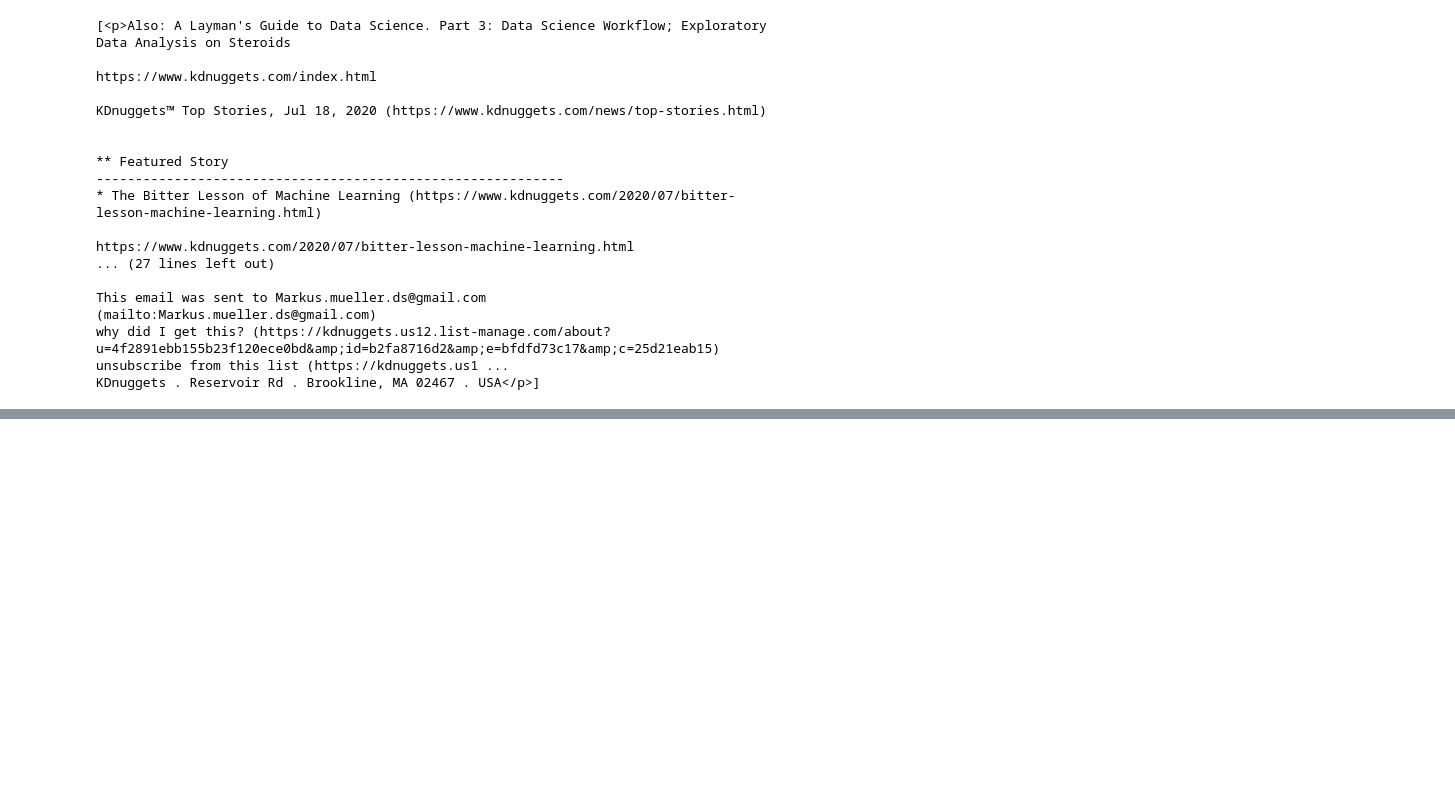
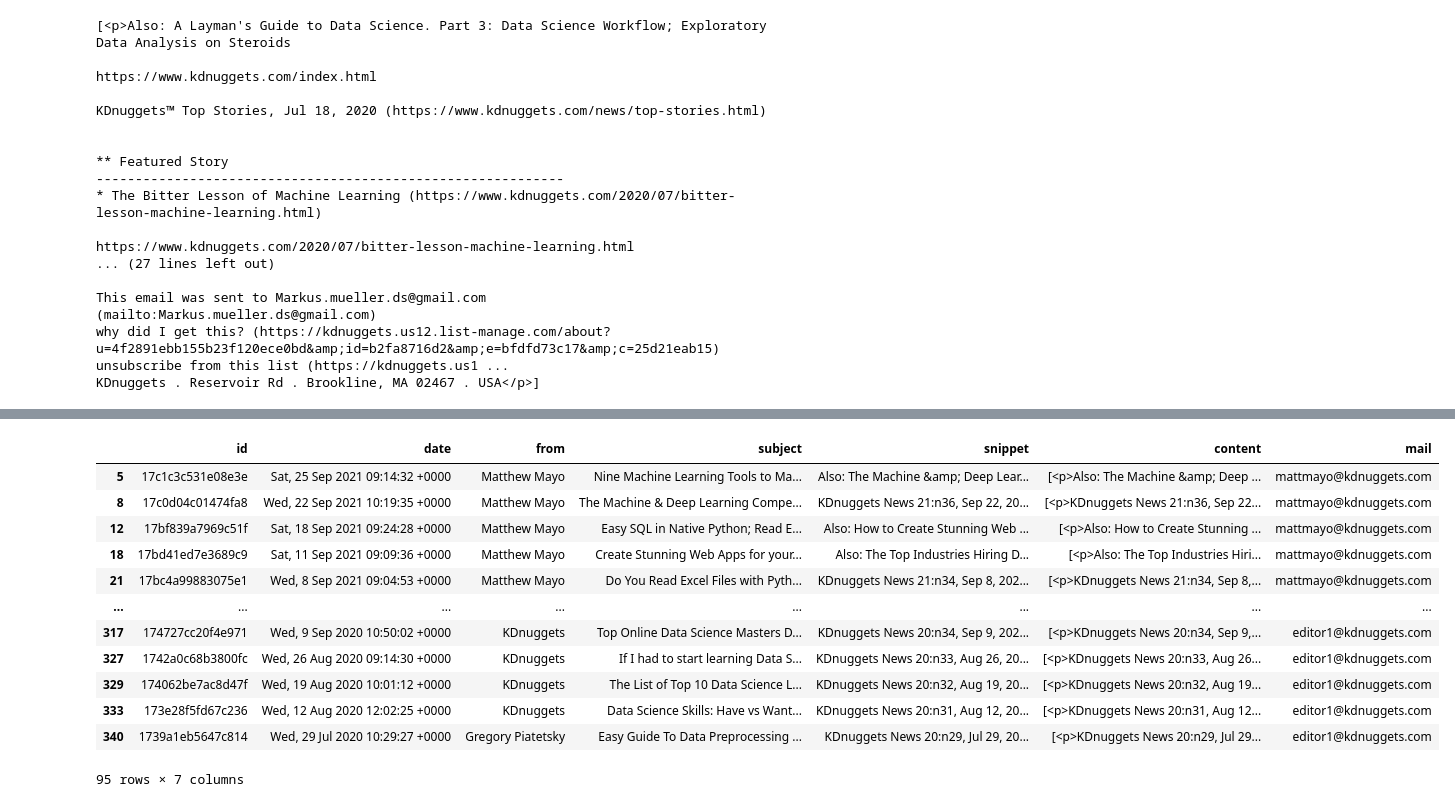
Before and after one commit to MarkusMueller-DS/Content-DB, a Jupyter notebook: notebooks/Gmail_API_Exploration.ipynb, the cells around one changed output, grey strips where cells are left out. Saved outputs shown, nothing was run; the diff lists cells and outputs as text; code cells hidden in the pictures; blank space fills up the shorter version.

```diff
--- a/notebooks/Gmail_API_Exploration.ipynb
+++ b/notebooks/Gmail_API_Exploration.ipynb
@@ -556,0 +676,25 @@ KDnuggets . Reservoir Rd . Brookline, MA 02467 . USA</p>]
+# %%
+df_editor1 = df[df['mail'] == "editor1@kdnuggets.com"]
+# %%
+mask = df_editor1['snippet'].str.contains('KDnuggets News', case=False, regex=True)
+# %%
+df_editor1_filtered = df_editor1[mask]
+# %%
+frames = [df_mattmayo_filtered, df_editor1_filtered]
+df_final = pd.concat(frames)
+# %%
+df_final
+# %% [output]
+|  | id | date | from | subject | snippet | content | mail |
+| 5 | 17c1c3c531e08e3e | Sat, 25 Sep 2021 09:14:32 +0000 | Matthew Mayo | Nine Machine Learning Tools to Ma... | Also: The Machine &amp; Deep Lear... | [<p>Also: The Machine &amp; Deep ... | mattmayo@kdnuggets.com |
+| 8 | 17c0d04c01474fa8 | Wed, 22 Sep 2021 10:19:35 +0000 | Matthew Mayo | The Machine & Deep Learning Compe... | KDnuggets News 21:n36, Sep 22, 20... | [<p>KDnuggets News 21:n36, Sep 22... | mattmayo@kdnuggets.com |
+| 12 | 17bf839a7969c51f | Sat, 18 Sep 2021 09:24:28 +0000 | Matthew Mayo | Easy SQL in Native Python; Read E... | Also: How to Create Stunning Web ... | [<p>Also: How to Create Stunning ... | mattmayo@kdnuggets.com |
+| 18 | 17bd41ed7e3689c9 | Sat, 11 Sep 2021 09:09:36 +0000 | Matthew Mayo | Create Stunning Web Apps for your... | Also: The Top Industries Hiring D... | [<p>Also: The Top Industries Hiri... | mattmayo@kdnuggets.com |
+| 21 | 17bc4a99883075e1 | Wed, 8 Sep 2021 09:04:53 +0000 | Matthew Mayo | Do You Read Excel Files with Pyth... | KDnuggets News 21:n34, Sep 8, 202... | [<p>KDnuggets News 21:n34, Sep 8,... | mattmayo@kdnuggets.com |
+| ... | ... | ... | ... | ... | ... | ... | ... |
+| 317 | 174727cc20f4e971 | Wed, 9 Sep 2020 10:50:02 +0000 | KDnuggets | Top Online Data Science Masters D... | KDnuggets News 20:n34, Sep 9, 202... | [<p>KDnuggets News 20:n34, Sep 9,... | editor1@kdnuggets.com |
+| 327 | 1742a0c68b3800fc | Wed, 26 Aug 2020 09:14:30 +0000 | KDnuggets | If I had to start learning Data S... | KDnuggets News 20:n33, Aug 26, 20... | [<p>KDnuggets News 20:n33, Aug 26... | editor1@kdnuggets.com |
+| 329 | 174062be7ac8d47f | Wed, 19 Aug 2020 10:01:12 +0000 | KDnuggets | The List of Top 10 Data Science L... | KDnuggets News 20:n32, Aug 19, 20... | [<p>KDnuggets News 20:n32, Aug 19... | editor1@kdnuggets.com |
+| 333 | 173e28f5fd67c236 | Wed, 12 Aug 2020 12:02:25 +0000 | KDnuggets | Data Science Skills: Have vs Want... | KDnuggets News 20:n31, Aug 12, 20... | [<p>KDnuggets News 20:n31, Aug 12... | editor1@kdnuggets.com |
+| 340 | 1739a1eb5647c814 | Wed, 29 Jul 2020 10:29:27 +0000 | Gregory Piatetsky | Easy Guide To Data Preprocessing ... | KDnuggets News 20:n29, Jul 29, 20... | [<p>KDnuggets News 20:n29, Jul 29... | editor1@kdnuggets.com |
+95 rows × 7 columns
```
Also changed, not shown: parts of 22 cells of this notebook, 1 other file.
